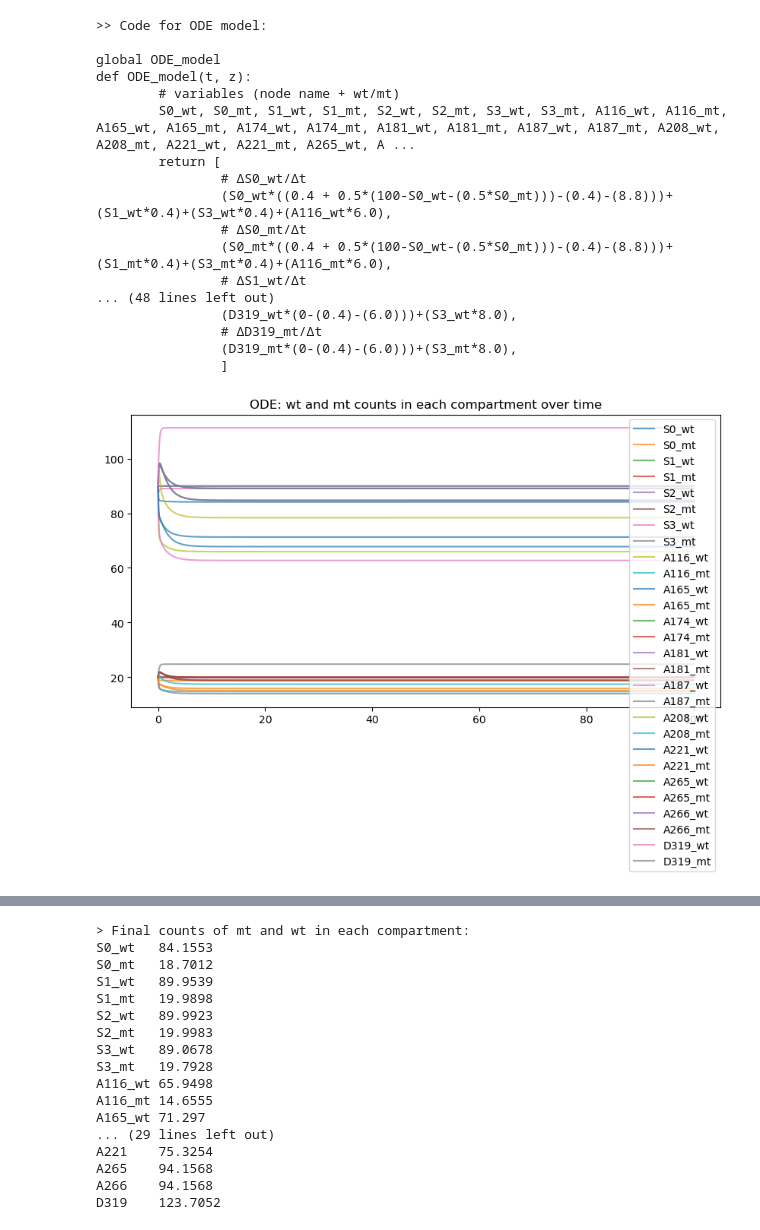
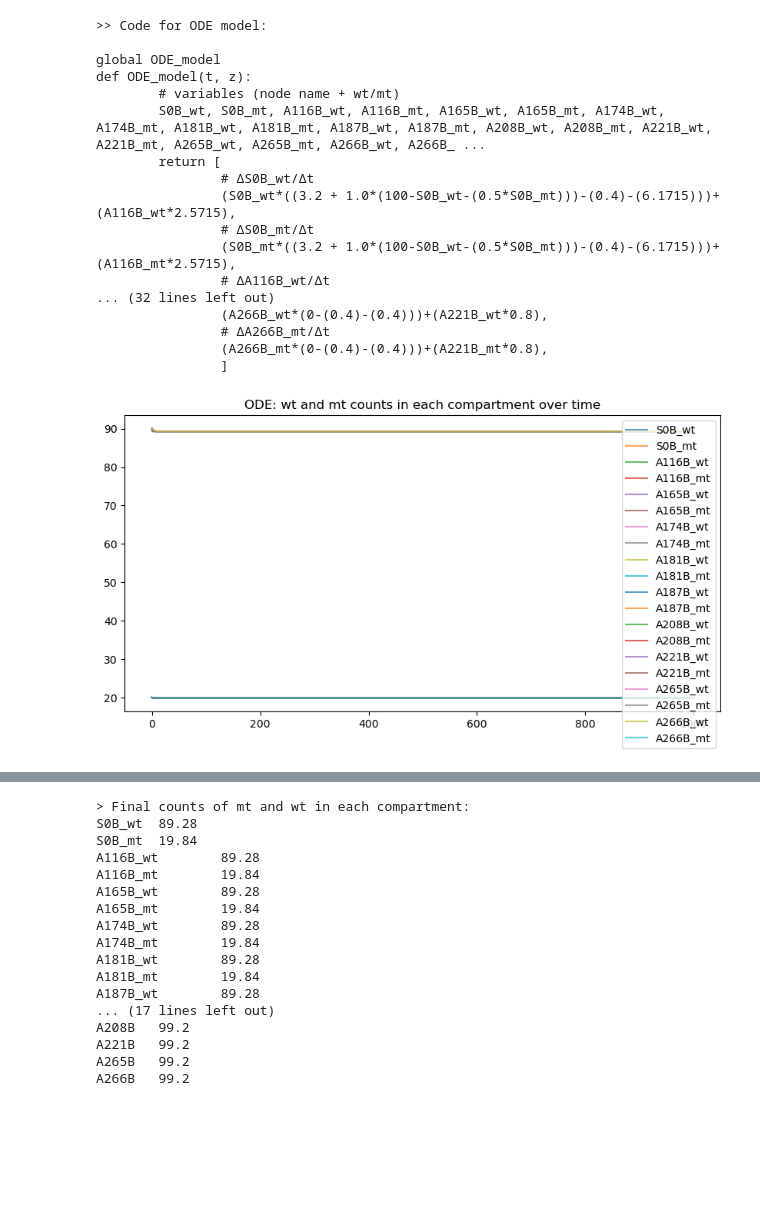
Before and after one commit to dkornai/SSD-in-Neurons, a Jupyter notebook: graph_transform.ipynb, the cells around one changed output, grey strips where cells are left out. Saved outputs shown, nothing was run; the diff lists cells and outputs as text; code cells hidden in the pictures; blank space fills up the shorter version.

Commit message:
demonstration of flux solver

```diff
--- a/graph_transform.ipynb
+++ b/graph_transform.ipynb
@@ -78,0 +63,8 @@ START_STATE = start_state_from_nodes(NODES, START_POP)
+# %%
+neuron_graph = neuron_graph_transform(G, transform_type='bidirect', n_soma_nodes=1)
+neruon_graph = add_bioparam_attributes(neuron_graph, BIO_PARAM)
+
+#for u, v, data in neuron_graph.edges(data = True): print(f'{u}-{v}: {data}')
+#for node, data in neuron_graph.nodes(data = True): print(f'{node}: {data}')
+
+G = deepcopy(neuron_graph)
@@ -78,0 +101,4 @@ START_STATE = start_state_from_nodes(NODES, START_POP)
+# %%
+# update rates
+nx.set_edge_attributes(G, flux_dict, 'rate')
+plot_simulator_graph(G)
@@ -79,22 +107,26 @@ START_STATE = start_state_from_nodes(NODES, START_POP)
+# %%
+TIME_POINTS = np.linspace(0, 1000, 1001)
+VARS, NODES = names_from_network(G)
+START_STATE = start_state_from_nodes(NODES, [90,20])
 # %%
-ODE_model = ODE_from_network(neuron_graph, prnt=True)
+ODE_model = ODE_from_network(G, prnt=True)
 plot_ODE(simulate_ode(ODE_model, TIME_POINTS, START_STATE), TIME_POINTS, DELTA, VARS, NODES)
 # %% [output]
 >> Code for ODE model:
 
 global ODE_model
 def ODE_model(t, z):
         # variables (node name + wt/mt)
-        S0_wt, S0_mt, S1_wt, S1_mt, S2_wt, S2_mt, S3_wt, S3_mt, A116_wt, A116_mt, A165_wt, A165_mt, A174_wt, A174_mt, A181_wt, A181_mt, A187_wt, A187_mt, A208_wt, A208_mt, A221_wt, A221_mt, A265_wt, A ...
+        S0B_wt, S0B_mt, A116B_wt, A116B_mt, A165B_wt, A165B_mt, A174B_wt, A174B_mt, A181B_wt, A181B_mt, A187B_wt, A187B_mt, A208B_wt, A208B_mt, A221B_wt, A221B_mt, A265B_wt, A265B_mt, A266B_wt, A266B_ ...
         return [
-                # ΔS0_wt/Δt
-                (S0_wt*((0.4 + 0.5*(100-S0_wt-(0.5*S0_mt)))-(0.4)-(8.8)))+(S1_wt*0.4)+(S3_wt*0.4)+(A116_wt*6.0),
-                # ΔS0_mt/Δt
-                (S0_mt*((0.4 + 0.5*(100-S0_wt-(0.5*S0_mt)))-(0.4)-(8.8)))+(S1_mt*0.4)+(S3_mt*0.4)+(A116_mt*6.0),
-                # ΔS1_wt/Δt
-... (48 lines left out)
-                (D319_wt*(0-(0.4)-(6.0)))+(S3_wt*8.0),
-                # ΔD319_mt/Δt
-                (D319_mt*(0-(0.4)-(6.0)))+(S3_mt*8.0),
+                # ΔS0B_wt/Δt
+                (S0B_wt*((3.2 + 1.0*(100-S0B_wt-(0.5*S0B_mt)))-(0.4)-(6.1715)))+(A116B_wt*2.5715),
+                # ΔS0B_mt/Δt
+                (S0B_mt*((3.2 + 1.0*(100-S0B_wt-(0.5*S0B_mt)))-(0.4)-(6.1715)))+(A116B_mt*2.5715),
+                # ΔA116B_wt/Δt
+... (32 lines left out)
+                (A266B_wt*(0-(0.4)-(0.4)))+(A221B_wt*0.8),
+                # ΔA266B_mt/Δt
+                (A266B_mt*(0-(0.4)-(0.4)))+(A221B_mt*0.8),
                 ]
-[figure, old version]
+[figure, new version]
@@ -103,18 +135,18 @@ def ODE_model(t, z):
 > Final counts of mt and wt in each compartment:
-S0_wt   84.1553
-S0_mt   18.7012
-S1_wt   89.9539
-S1_mt   19.9898
-S2_wt   89.9923
-S2_mt   19.9983
-S3_wt   89.0678
-S3_mt   19.7928
-A116_wt 65.9498
-A116_mt 14.6555
-A165_wt 71.297
-... (29 lines left out)
-A221    75.3254
-A265    94.1568
-A266    94.1568
-D319    123.7052
+S0B_wt  89.28
+S0B_mt  19.84
+A116B_wt        89.28
+A116B_mt        19.84
+A165B_wt        89.28
+A165B_mt        19.84
+A174B_wt        89.28
+A174B_mt        19.84
+A181B_wt        89.28
+A181B_mt        19.84
+A187B_wt        89.28
+... (17 lines left out)
+A208B   99.2
+A221B   99.2
+A265B   99.2
+A266B   99.2
 # %%
```
Also changed, not shown: parts of 22 cells of this notebook.
